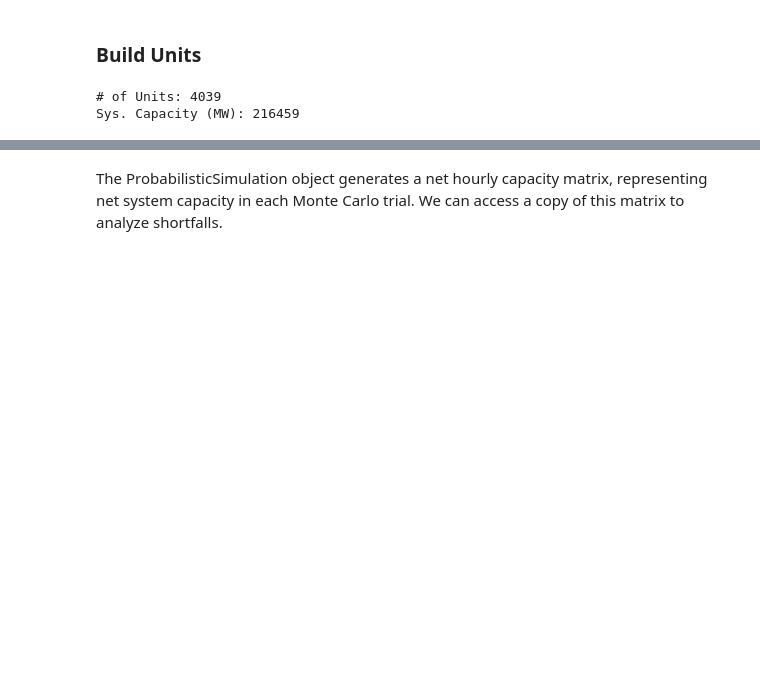
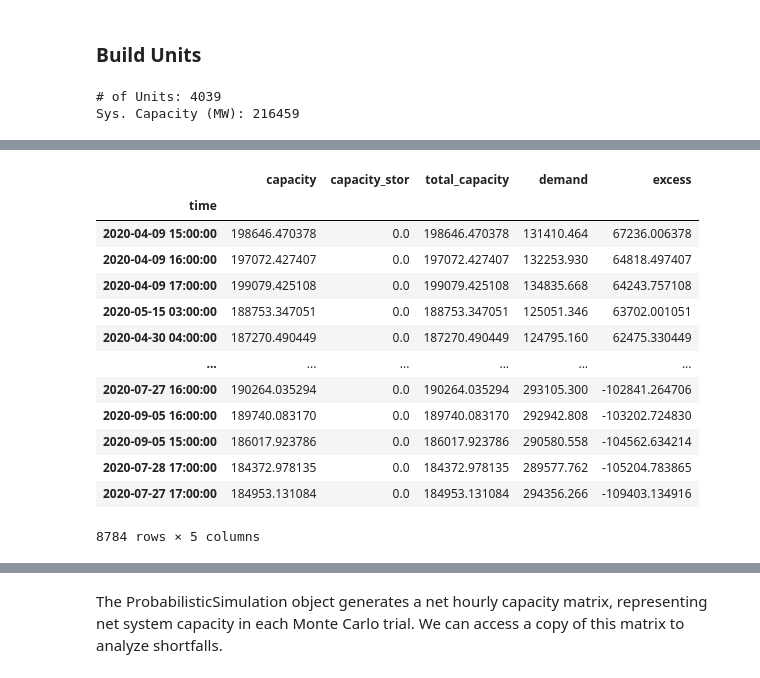
Before and after one commit to jwmaynard/assetraMP, a Jupyter notebook: examples/pjm_run/scripts/pjm_test.ipynb, the cells around one changed output, grey strips where cells are left out. Drawn from its saved outputs; the diff is of its cells as text; code cells hidden in the pictures; blank space fills up the shorter version.

```diff
--- a/examples/pjm_run/scripts/pjm_test.ipynb
+++ b/examples/pjm_run/scripts/pjm_test.ipynb
@@ -383,0 +432,17 @@ Dimensions without coordinates: energy_unit
+# %%
+df_stoc
+# %% [output]
+|  | capacity | capacity_stor | total_capacity | demand | excess |
+| time |  |  |  |  |  |
+| 2020-04-09 15:00:00 | 198646.470378 | 0.0 | 198646.470378 | 131410.464 | 67236.006378 |
+| 2020-04-09 16:00:00 | 197072.427407 | 0.0 | 197072.427407 | 132253.930 | 64818.497407 |
+| 2020-04-09 17:00:00 | 199079.425108 | 0.0 | 199079.425108 | 134835.668 | 64243.757108 |
+| 2020-05-15 03:00:00 | 188753.347051 | 0.0 | 188753.347051 | 125051.346 | 63702.001051 |
+| 2020-04-30 04:00:00 | 187270.490449 | 0.0 | 187270.490449 | 124795.160 | 62475.330449 |
+| ... | ... | ... | ... | ... | ... |
+| 2020-07-27 16:00:00 | 190264.035294 | 0.0 | 190264.035294 | 293105.300 | -102841.264706 |
+| 2020-09-05 16:00:00 | 189740.083170 | 0.0 | 189740.083170 | 292942.808 | -103202.724830 |
+| 2020-09-05 15:00:00 | 186017.923786 | 0.0 | 186017.923786 | 290580.558 | -104562.634214 |
+| 2020-07-28 17:00:00 | 184372.978135 | 0.0 | 184372.978135 | 289577.762 | -105204.783865 |
+| 2020-07-27 17:00:00 | 184953.131084 | 0.0 | 184953.131084 | 294356.266 | -109403.134916 |
+8784 rows × 5 columns
```
Also changed, not shown: parts of 27 cells of this notebook, 17 other files.
